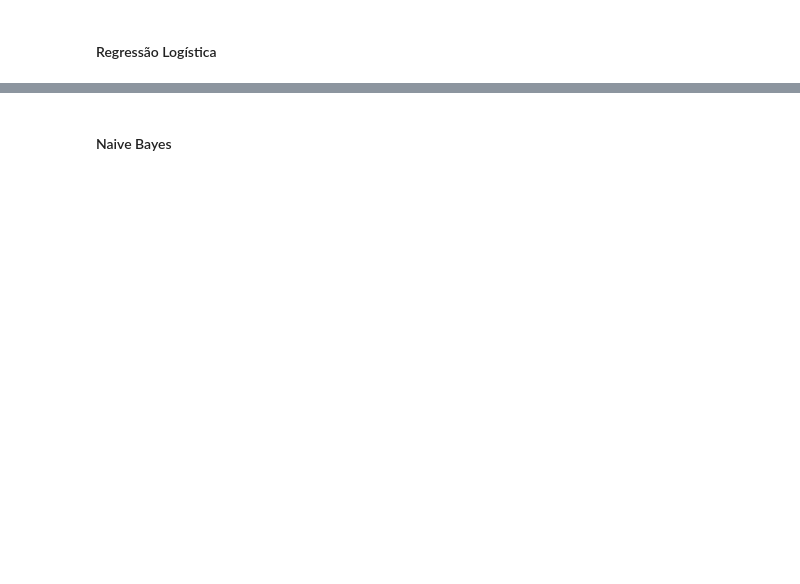
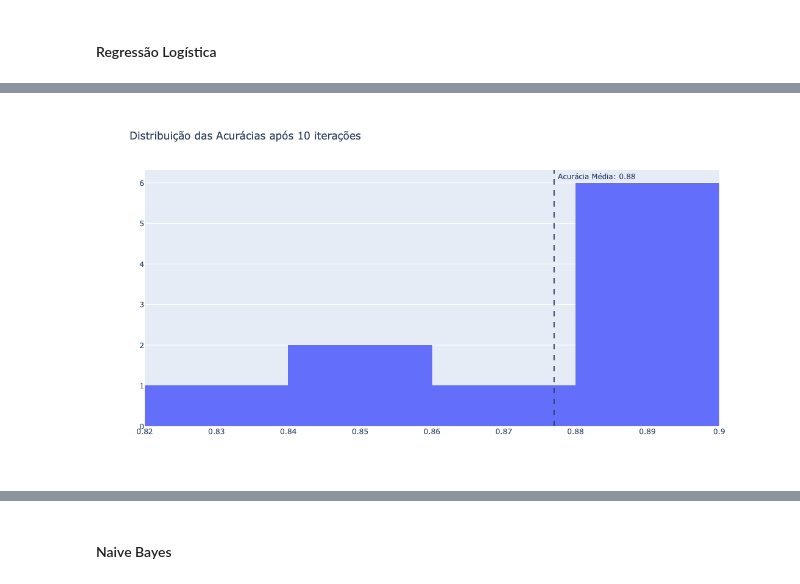
Before and after one commit to azzolinovarella/steel-plates-faults, a Jupyter notebook: notebooks/02-ModelTraining.ipynb, the cells around one changed output, grey strips where cells are left out. Cells and saved outputs as stored; diff of their text form; code cells hidden in the pictures; blank space fills up the shorter version.

```diff
--- a/notebooks/02-ModelTraining.ipynb
+++ b/notebooks/02-ModelTraining.ipynb
@@ -390,0 +454,24 @@ plot_confusion_matrix(forest_cms)
+# %%
+lr_param_grid = {
+    'model__solver': ['lbfgs', 'newton-cg', 'sag', 'saga'],  # lbfgs, newton-cg e sag só funcionam com regularização l2 ou None
+    'model__penalty': ['l2', 'l1', 'elasticnet', None],
+    'model__l1_ratio': [None, 0.25, 0.5, 0.75],  # Só deve estar presente quando penalty = elasticnet
+    'model__C': [1, 0.1, 0.01, 10, 100]  # 0 só para situação em que penalty != None
+}
+
+lr_valid_params = []  # Será iterado para trazer todas as combinações de hp válidas
+for param in ParameterGrid(param_grid=lr_param_grid):
+    if param['model__solver'] in ['lbfgs', 'newton-cg', 'sag'] and param['model__penalty'] in ['l1', 'elasticnet'] or \
+       param['model__penalty'] in ['l1', 'l2', None] and param['model__l1_ratio'] is not None or \
+       param['model__penalty'] == 'elasticnet' and param['model__l1_ratio'] is None:
+        continue  # Em qualquer uma das situações acima, interrompa essa execução do for e vá para a próxima
+
+    if param['model__penalty'] is None:  # Situações específicas que os parâmetros não podem coexistir
+        param.pop('model__l1_ratio')
+        param.pop('model__C')
+
+
+    param = {k: [v] for k, v in param.items()}  # Valor precisa ser uma lista (mesmo que seja um único elemento)
+    lr_valid_params.append(param)
+
+lr_valid_params[:5]
@@ -391,11 +499,5 @@ plot_confusion_matrix(forest_cms)
 # %%
-lr_param_grid = {
-    'model__solver': ['lbfgs', 'newton-cg', 'sag', 'saga'],
-    'model__penalty': ['l2', 'l1', 'elasticnet', None],
-    'model__C': [1, 0.1, 0.01, 10, 100]
-}
-
 lr_model = Pipeline([('scaler', StandardScaler()), ('model', LogisticRegression(max_iter=5000))])
-lr_res = validate_model(lr_model, X, y, lr_param_grid, n_iter=N_ITER, n_trainval_splits=TRAINVAL_SPLITS)
+lr_res = validate_model(lr_model, X, y, lr_valid_params, targets_map=targets_map, n_iter=N_ITER, n_trainval_splits=TRAINVAL_SPLITS)
 print_res(lr_res)
 # %% [output]
@@ -440 +521,5 @@ plot_accuracies(lr_acc)
+# %%
+plot_accuracies(lr_res)
+# %% [output]
+[figure, added]
 # %%
```
Also changed, not shown: parts of 58 cells of this notebook, 1 other file.
